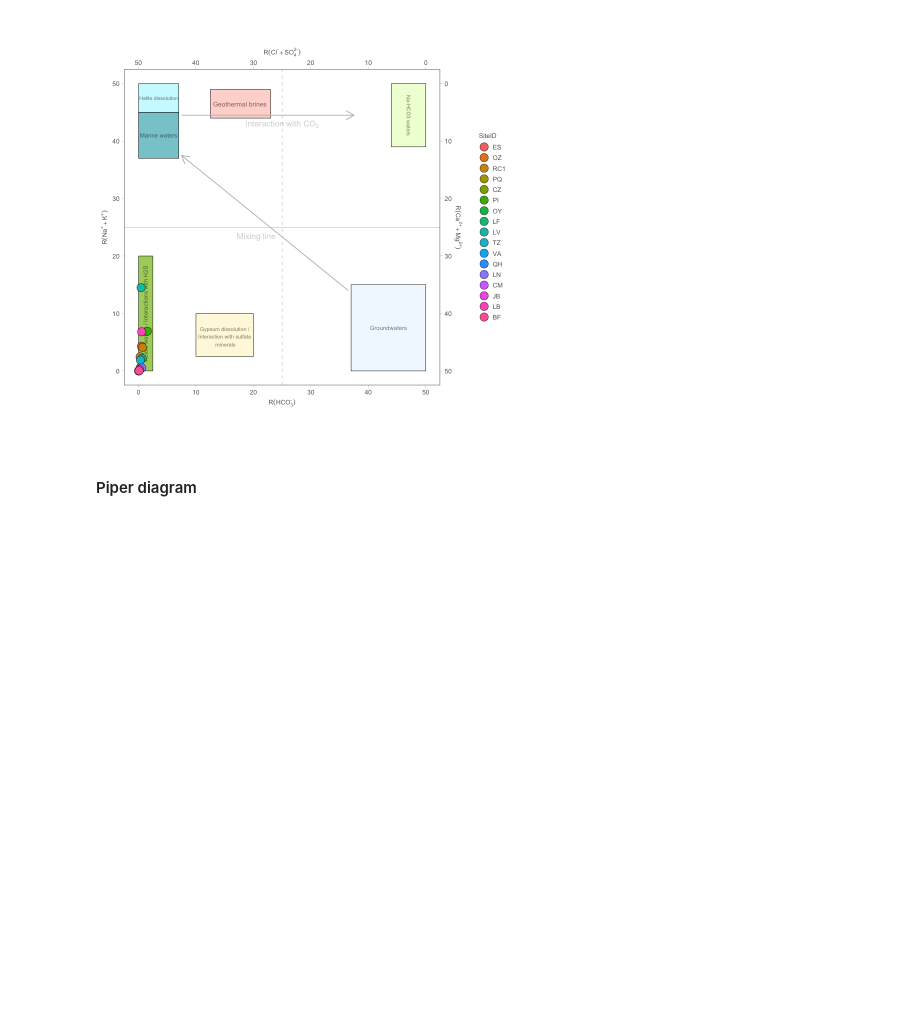
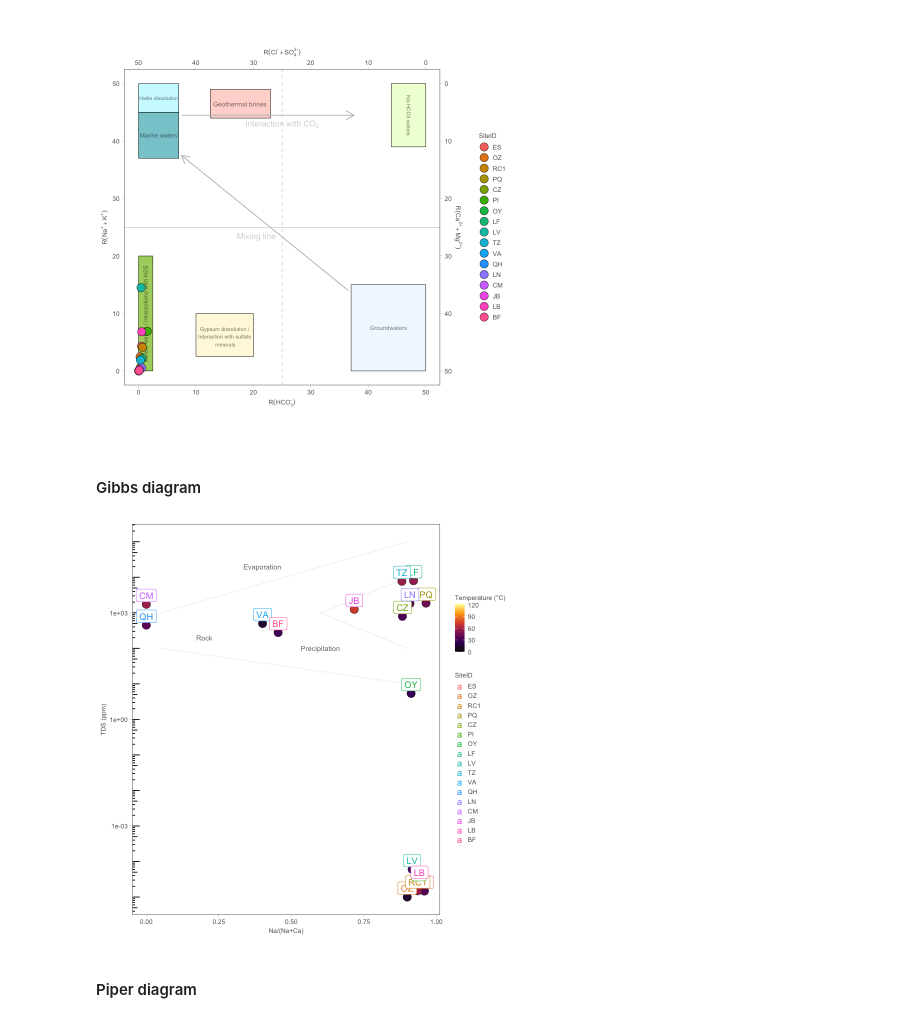
Before and after one commit to giovannellilab/geochem, a Jupyter notebook: notebooks/Template.ipynb, the cells around one changed output. Drawn from its saved outputs; the diff is of its cells as text; code cells hidden in the pictures; blank space fills up the shorter version.

Commit message:
Add initial Gibbs diagram

```diff
--- a/notebooks/Template.ipynb
+++ b/notebooks/Template.ipynb
@@ -365,6 +365,45 @@ ggsave(
 figure_ll
 # %% [output]
 [figure]
+# %% [markdown]
+#### Gibbs diagram
+# %%
+figure_gibbs = plot_base_gibbs() +
+    geom_point(
+        data=ic_df,
+        aes(
+            x=na/(na+ca),
+            y=tds,
+            fill=temp
+        ),
+        size=4.5,
+        shape=21,
+        stroke=0.3
+    ) +
+    scale_fill_viridis_c(option="inferno", limits=c(0, 122)) +
+    geom_label(
+        data=ic_df,
+        aes(
+            x=na/(na+ca),
+            y=tds,
+            label=SiteID,
+            color=SiteID
+        ),
+        nudge_y=0.25
+    )
+
+ggsave(
+    filename=file.path(
+        "../figures",
+        paste0(PROJECT_NAME, "-gibbs.svg")
+    ),
+    width=7,
+    height=7
+)
+
+figure_gibbs
+# %% [output]
+[figure, added]
 # %% [markdown]
 #### Piper diagram
 # %%
```
Also changed, not shown: 2 other files.
